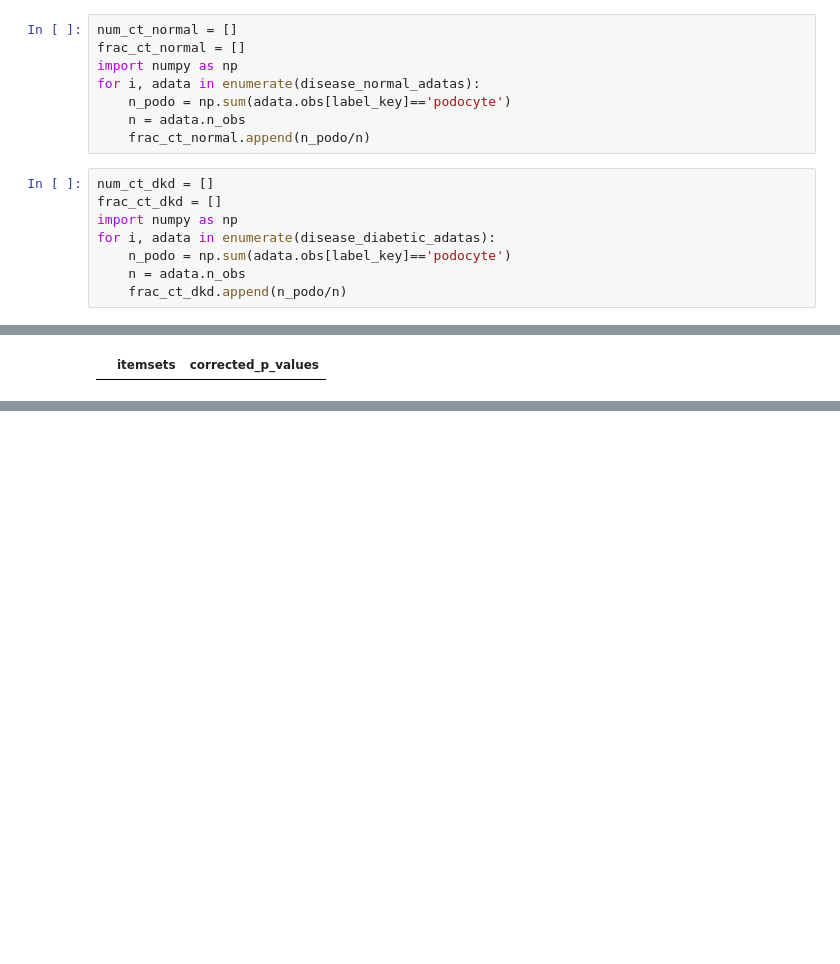
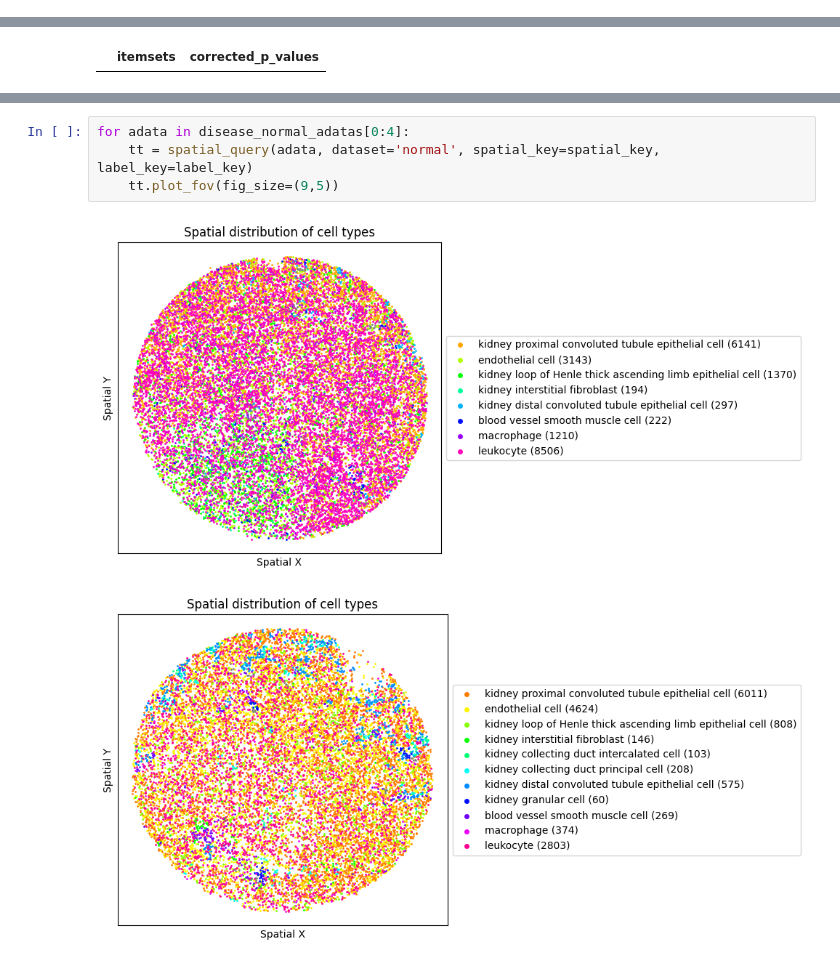
Before and after one commit to ShaokunAn/Spatial-Query, a Jupyter notebook: multi_spatial_query_new.ipynb, the cells around one changed output, grey strips where cells are left out. Drawn from its saved outputs; the diff is of its cells as text; blank space fills up the shorter version.

```diff
--- a/multi_spatial_query_new.ipynb
+++ b/multi_spatial_query_new.ipynb
@@ -73,16 +78,0 @@ multi_sp = spatial_query_multi(adatas=disease_normal_adatas+disease_diabetic_ada
-# %%
-num_ct_normal = []
-frac_ct_normal = []
-import numpy as np
-for i, adata in enumerate(disease_normal_adatas):
-    n_podo = np.sum(adata.obs[label_key]=='podocyte')
-    n = adata.n_obs
-    frac_ct_normal.append(n_podo/n)
-# %%
-num_ct_dkd = []
-frac_ct_dkd = []
-import numpy as np
-for i, adata in enumerate(disease_diabetic_adatas):
-    n_podo = np.sum(adata.obs[label_key]=='podocyte')
-    n = adata.n_obs
-    frac_ct_dkd.append(n_podo/n)
@@ -285,0 +247,7 @@ motif_enrichment_dist_1
+# %%
+for adata in disease_normal_adatas[0:4]:
+    tt = spatial_query(adata, dataset='normal', spatial_key=spatial_key, label_key=label_key)
+    tt.plot_fov(fig_size=(9,5))
+# %% [output]
+[figure, added]
+[figure, added]
```
Also changed, not shown: parts of 22 cells of this notebook, 3 other files.
